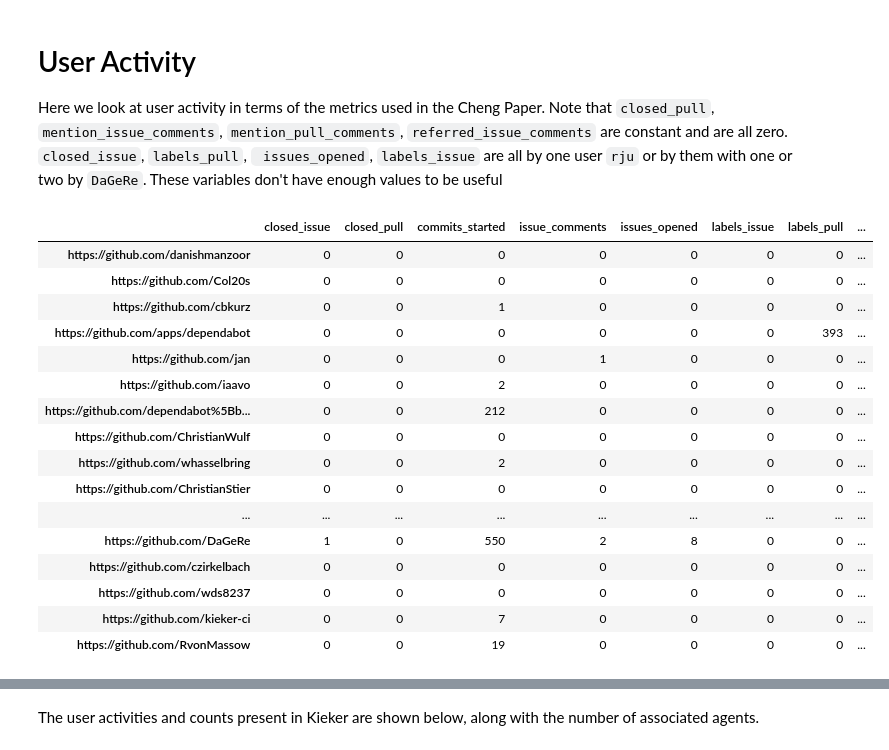
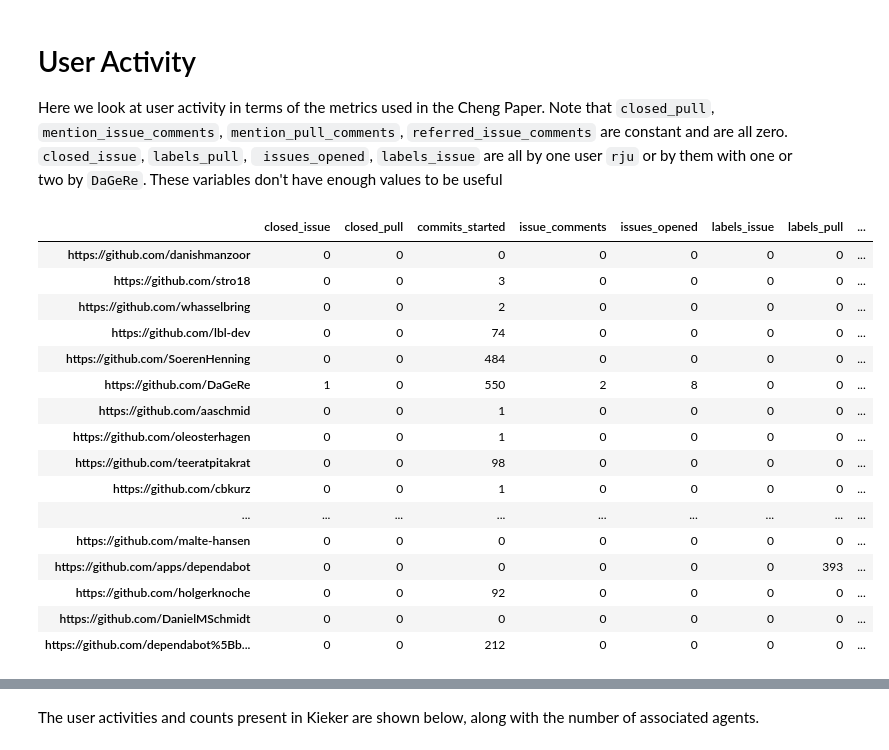
Before and after one commit to RSEMetaScience/kieker_analysis, a Jupyter notebook: notebooks/contributor_metrics.ipynb, the cells around one changed output, grey strips where cells are left out. Saved outputs shown, nothing was run; the diff lists cells and outputs as text; code cells hidden in the pictures.

Commit message:
inject client

````diff
--- a/notebooks/contributor_metrics.ipynb
+++ b/notebooks/contributor_metrics.ipynb
@@ -17,25 +18,25 @@
 ```closed_issue```, ```labels_pull```, ``` issues_opened```, ```labels_issue``` are all by one user ```rju``` or by them with one or two by ```DaGeRe```. These variables don't have enough values to be useful
 # %%
 from kieker_analysis.stats.contributor_metrics import get_user_activity, metrics_all
-
-metrics_all = metrics_all()
+client = kieker_client
+metrics_all = metrics_all(client)
 user_activity = get_user_activity(metrics_all)
 user_activity
 # %% [output]
 |  | closed_issue | closed_pull | commits_started | issue_comments | issues_opened | labels_issue | labels_pull | ... |
 | https://github.com/danishmanzoor | 0 | 0 | 0 | 0 | 0 | 0 | 0 | ... |
-| https://github.com/Col20s | 0 | 0 | 0 | 0 | 0 | 0 | 0 | ... |
+| https://github.com/stro18 | 0 | 0 | 3 | 0 | 0 | 0 | 0 | ... |
+| https://github.com/whasselbring | 0 | 0 | 2 | 0 | 0 | 0 | 0 | ... |
+| https://github.com/lbl-dev | 0 | 0 | 74 | 0 | 0 | 0 | 0 | ... |
+| https://github.com/SoerenHenning | 0 | 0 | 484 | 0 | 0 | 0 | 0 | ... |
+| https://github.com/DaGeRe | 1 | 0 | 550 | 2 | 8 | 0 | 0 | ... |
+| https://github.com/aaschmid | 0 | 0 | 1 | 0 | 0 | 0 | 0 | ... |
+| https://github.com/oleosterhagen | 0 | 0 | 1 | 0 | 0 | 0 | 0 | ... |
+| https://github.com/teeratpitakrat | 0 | 0 | 98 | 0 | 0 | 0 | 0 | ... |
 | https://github.com/cbkurz | 0 | 0 | 1 | 0 | 0 | 0 | 0 | ... |
+| ... | ... | ... | ... | ... | ... | ... | ... | ... |
+| https://github.com/malte-hansen | 0 | 0 | 0 | 0 | 0 | 0 | 0 | ... |
 | https://github.com/apps/dependabot | 0 | 0 | 0 | 0 | 0 | 0 | 393 | ... |
-| https://github.com/jan | 0 | 0 | 0 | 1 | 0 | 0 | 0 | ... |
-| https://github.com/iaavo | 0 | 0 | 2 | 0 | 0 | 0 | 0 | ... |
+| https://github.com/holgerknoche | 0 | 0 | 92 | 0 | 0 | 0 | 0 | ... |
+| https://github.com/DanielMSchmidt | 0 | 0 | 0 | 0 | 0 | 0 | 0 | ... |
 | https://github.com/dependabot%5Bb... | 0 | 0 | 212 | 0 | 0 | 0 | 0 | ... |
-| https://github.com/ChristianWulf | 0 | 0 | 0 | 0 | 0 | 0 | 0 | ... |
-| https://github.com/whasselbring | 0 | 0 | 2 | 0 | 0 | 0 | 0 | ... |
-| https://github.com/ChristianStier | 0 | 0 | 0 | 0 | 0 | 0 | 0 | ... |
-| ... | ... | ... | ... | ... | ... | ... | ... | ... |
-| https://github.com/DaGeRe | 1 | 0 | 550 | 2 | 8 | 0 | 0 | ... |
-| https://github.com/czirkelbach | 0 | 0 | 0 | 0 | 0 | 0 | 0 | ... |
-| https://github.com/wds8237 | 0 | 0 | 0 | 0 | 0 | 0 | 0 | ... |
-| https://github.com/kieker-ci | 0 | 0 | 7 | 0 | 0 | 0 | 0 | ... |
-| https://github.com/RvonMassow | 0 | 0 | 19 | 0 | 0 | 0 | 0 | ... |
````
Also changed, not shown: parts of 2 cells of this notebook, 1 other file.
